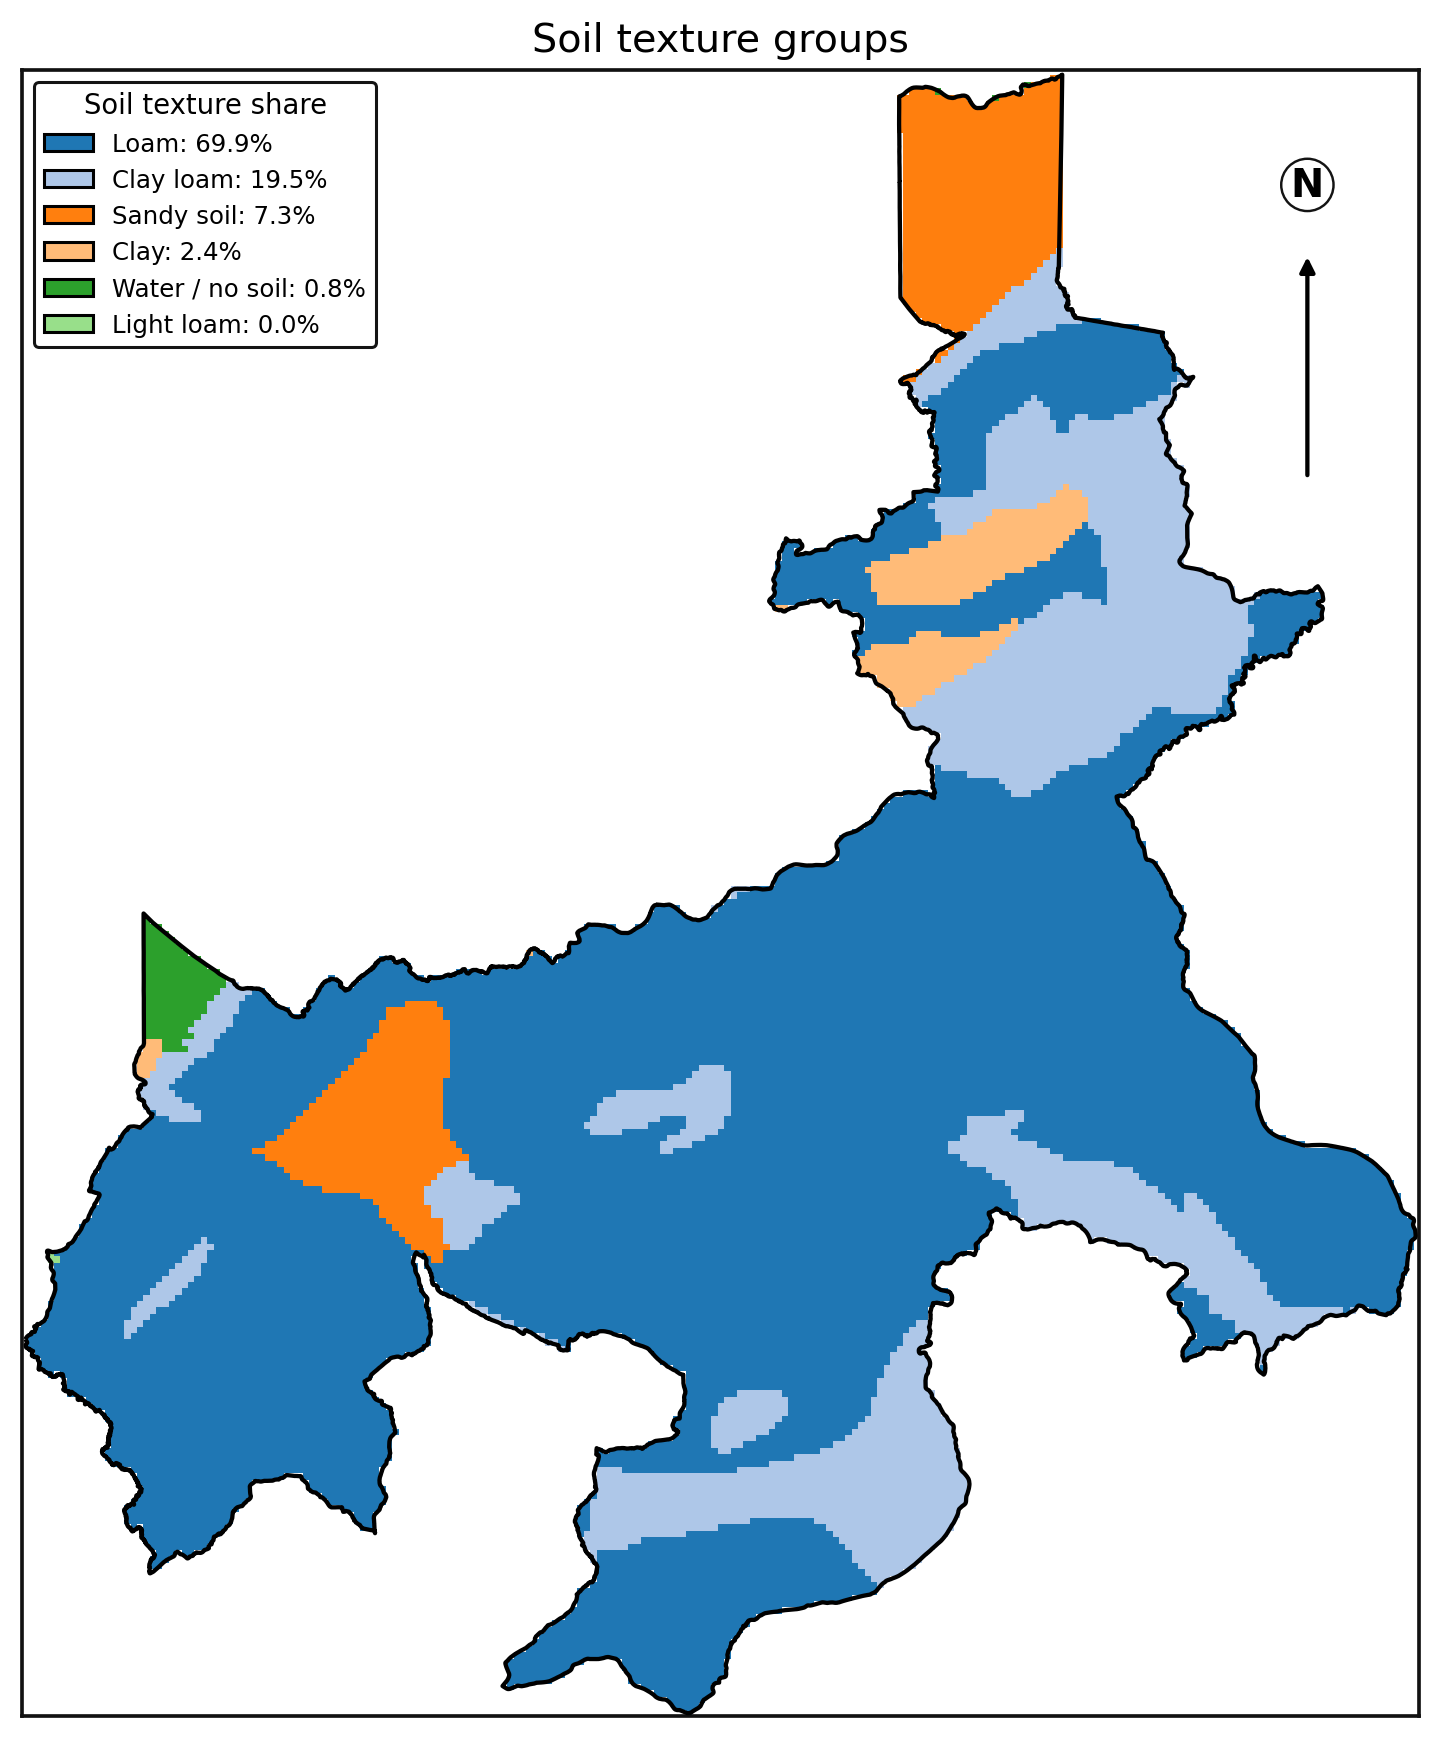
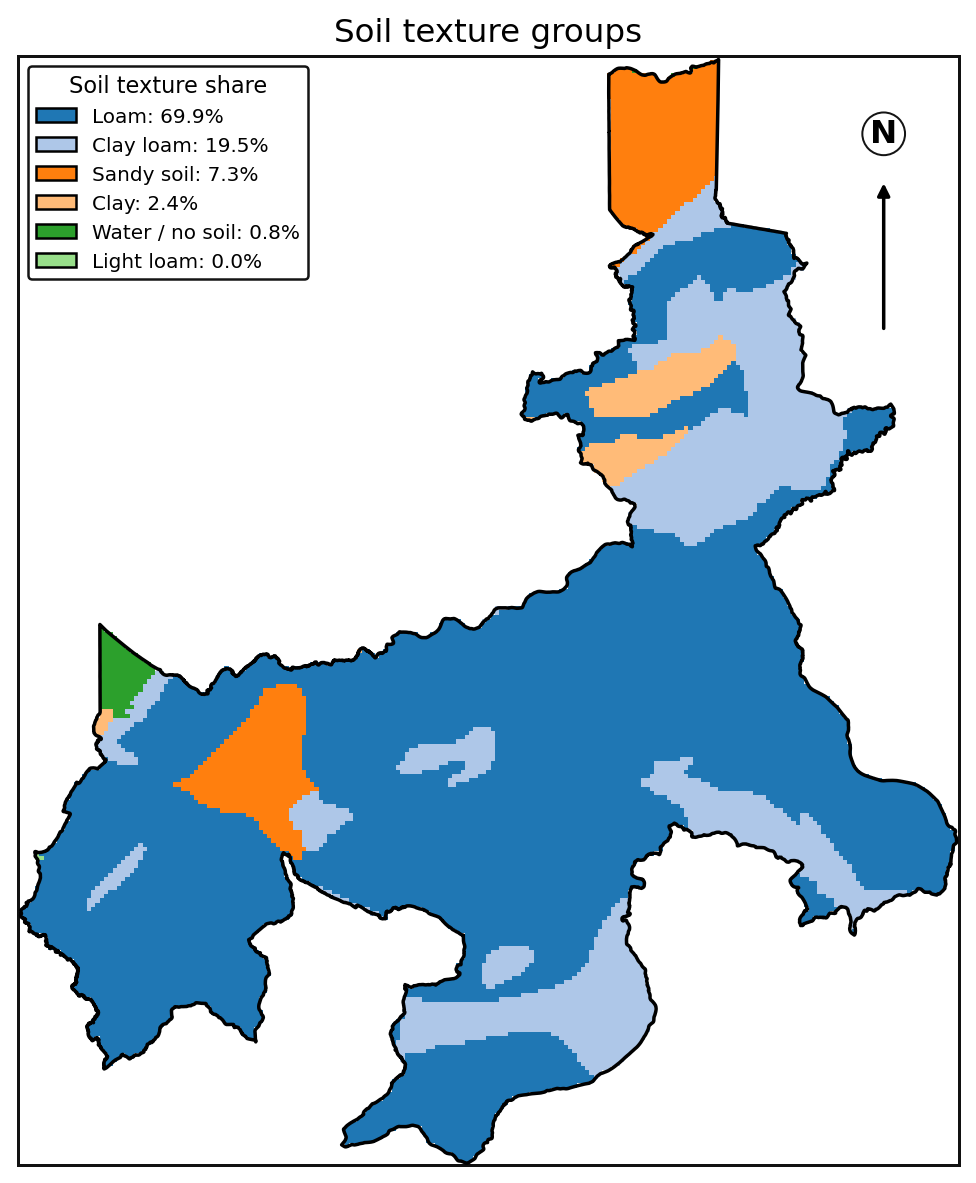
The notebook cell's code change between the first figure and the second:
--- before
+++ after
@@ -15,3 +15,50 @@
         framealpha=0.92,
     )
-    save_and_display(fig, AOI_HWSD_SOIL_MAP_PNG)
+
+
+import matplotlib.image as mpimg
+
+rainfall_raster_candidates = [
+    DATA_ROOT / "processed" / "climate" / "rainfall" / "rasters" / "chirps_rainfall_2021_01.tif",
+    DATA_ROOT / "processed" / "climate" / "rainfall" / "rasters" / "chirps_rainfall_2021_02.tif",
+    DATA_ROOT / "processed" / "climate" / "rainfall" / "rasters" / "chirps_rainfall_2021_03.tif",
+    DATA_ROOT / "processed" / "climate" / "rainfall" / "rasters" / "chirps_rainfall_2021_04.tif",
+    DATA_ROOT / "processed" / "climate" / "rainfall" / "rasters" / "chirps_rainfall_2021_05.tif",
+    DATA_ROOT / "processed" / "climate" / "rainfall" / "rasters" / "chirps_rainfall_2021_06.tif",
+    DATA_ROOT / "processed" / "climate" / "rainfall" / "rasters" / "chirps_rainfall_2021_07.tif",
+    DATA_ROOT / "processed" / "climate" / "rainfall" / "rasters" / "chirps_rainfall_2021_08.tif",
+    DATA_ROOT / "processed" / "climate" / "rainfall" / "rasters" / "chirps_rainfall_2021_09.tif",
+    DATA_ROOT / "processed" / "climate" / "rainfall" / "rasters" / "chirps_rainfall_2021_10.tif",
+    DATA_ROOT / "processed" / "climate" / "rainfall" / "rasters" / "chirps_rainfall_2021_11.tif",
+    DATA_ROOT / "processed" / "climate" / "rainfall" / "rasters" / "chirps_rainfall_2021_12.tif",
+]
+rainfall_raster_path = next((path for path in rainfall_raster_candidates if path.exists()), None)
+side_by_side_path = SOIL_PROCESSED_DIR / "rainfall_soil_side_by_side.png"
+
+if rainfall_raster_path is not None:
+    with rasterio.open(rainfall_raster_path) as rainfall_src:
+        rainfall_data = rainfall_src.read(1, masked=True)
+        rainfall_bounds = rainfall_src.bounds
+        rainfall_crs = rainfall_src.crs
+
+    soil_img = mpimg.imread(AOI_HWSD_SOIL_MAP_PNG)
+
+    fig, axes = plt.subplots(1, 2, figsize=(14, 6), dpi=180)
+    rainfall_ax = axes[0]
+    rainfall_ax.imshow(rainfall_data, cmap="Blues", extent=[rainfall_bounds.left, rainfall_bounds.right, rainfall_bounds.bottom, rainfall_bounds.top], origin="upper")
+    aoi.to_crs(rainfall_crs).boundary.plot(ax=rainfall_ax, color="black", linewidth=1)
+    rainfall_ax.set_title("CHIRPS rainfall")
+    rainfall_ax.set_xlabel("x")
+    rainfall_ax.set_ylabel("y")
+
+    soil_ax = axes[1]
+    soil_ax.imshow(soil_img)
+    soil_ax.set_title("HWSD2 soil texture")
+    soil_ax.axis("off")
+
+    fig.suptitle("Rainfall and soil inputs for the AOI")
+    fig.tight_layout()
+    fig.savefig(side_by_side_path, dpi=220, bbox_inches="tight", facecolor="white")
+    print(f"Wrote side-by-side image: {side_by_side_path}")
+else:
+    print("No rainfall raster found for side-by-side export.")

Commit: feat(file): add side by images of soil and rainfall